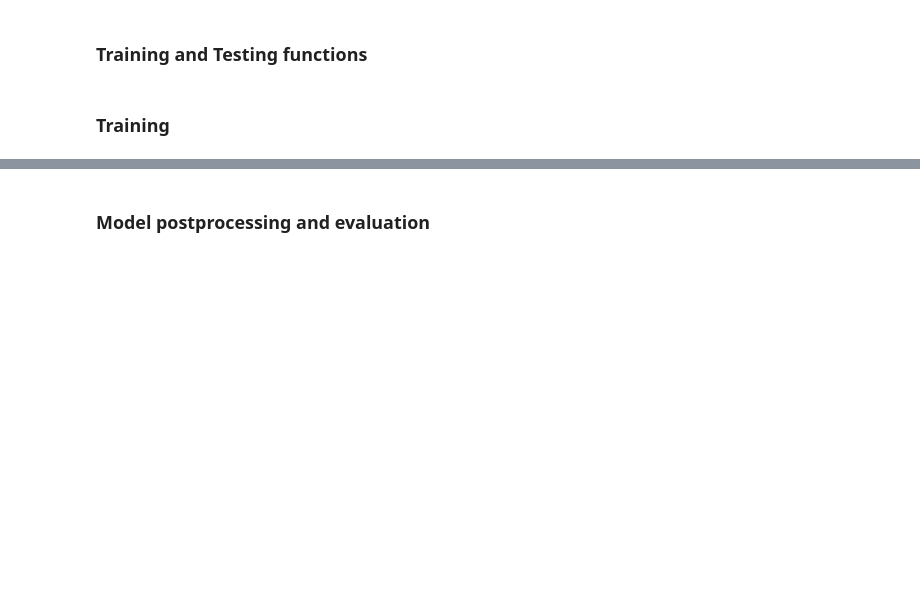
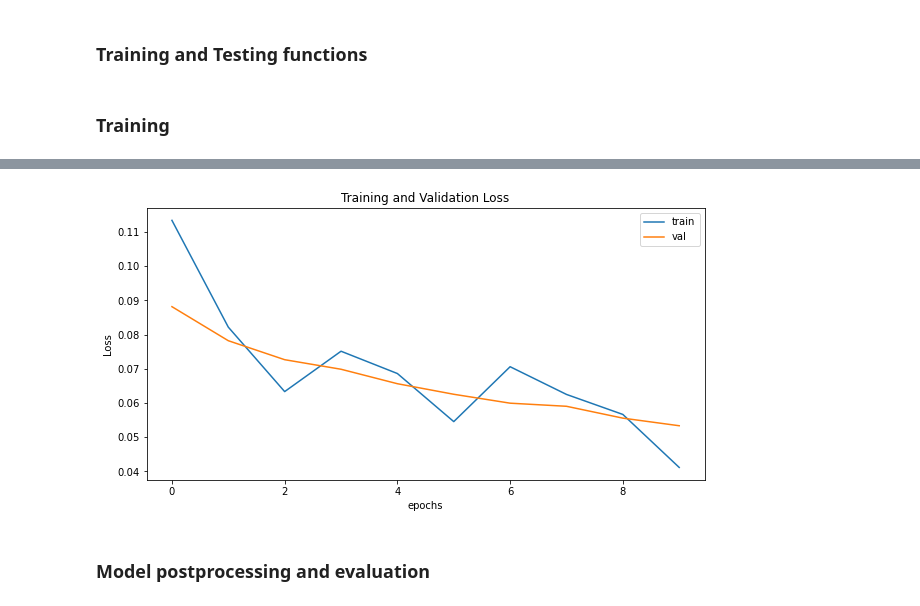
Before and after one commit to CsungaBro/dl-simulation, a Jupyter notebook: machine-learning/pt-3model.ipynb, the cells around one changed output, grey strips where cells are left out. Saved outputs shown, nothing was run; the diff lists cells and outputs as text; code cells hidden in the pictures; blank space fills up the shorter version.

```diff
--- a/machine-learning/pt-3model.ipynb
+++ b/machine-learning/pt-3model.ipynb
@@ -166,6 +183,7 @@ for name, param in model.named_parameters():
 ### Training and Testing functions
 # %%
 def train(dataloader, model, loss_fn, optimizer):
+    r_loss = 0
     size = len(dataloader.dataset)
     model.train()
     for batch, (X, y) in enumerate(dataloader):
@@ -183,8 +201,12 @@ def train(dataloader, model, loss_fn, optimizer):
         if batch % 20 == 0:
             loss, current = loss.item(), batch * len(X)
             print(f"loss: {loss:>7f}  [{current:>5d}/{size:>5d}]")
+
+        r_loss = loss
+    return r_loss
 # %%
 def test(dataloader, model, loss_fn):
+    losses = []
     size = len(dataloader.dataset)
     num_batches = len(dataloader)
     model.eval()
@@ -197,7 +219,8 @@ def test(dataloader, model, loss_fn):
             correct += (pred.argmax(1) == y).type(torch.float).sum().item()
     test_loss /= num_batches
     correct /= size
-    print(f"Test Error: \n Accuracy: {(100*correct):>0.1f}%, Avg loss: {test_loss:>8f} \n")
+    print(f"Test Error: \n Avg loss: {test_loss:>8f} \n")
+    return test_loss
 # %% [markdown]
 ### Training
 # %%
@@ -225,2 +251,7 @@ Test Error:
 
 Done!
+# %%
+n_train_losses = []
+for loss in train_losses:
+    n_train_losses.append(loss.item())
+n_train_losses
@@ -227,3 +269,14 @@ Done!
+# %%
+plt.figure(figsize=(10,5))
+plt.title("Training and Validation Loss")
+plt.plot(n_train_losses,label="train")
+plt.plot(test_losses,label="val")
+plt.xlabel("epochs")
+plt.ylabel("Loss")
+plt.legend()
+plt.show()
+# %% [output]
+[figure, added]
 # %% [markdown]
 ### Model postprocessing and evaluation
 # %%
```
Also changed, not shown: parts of 8 cells of this notebook, 3 other files.
